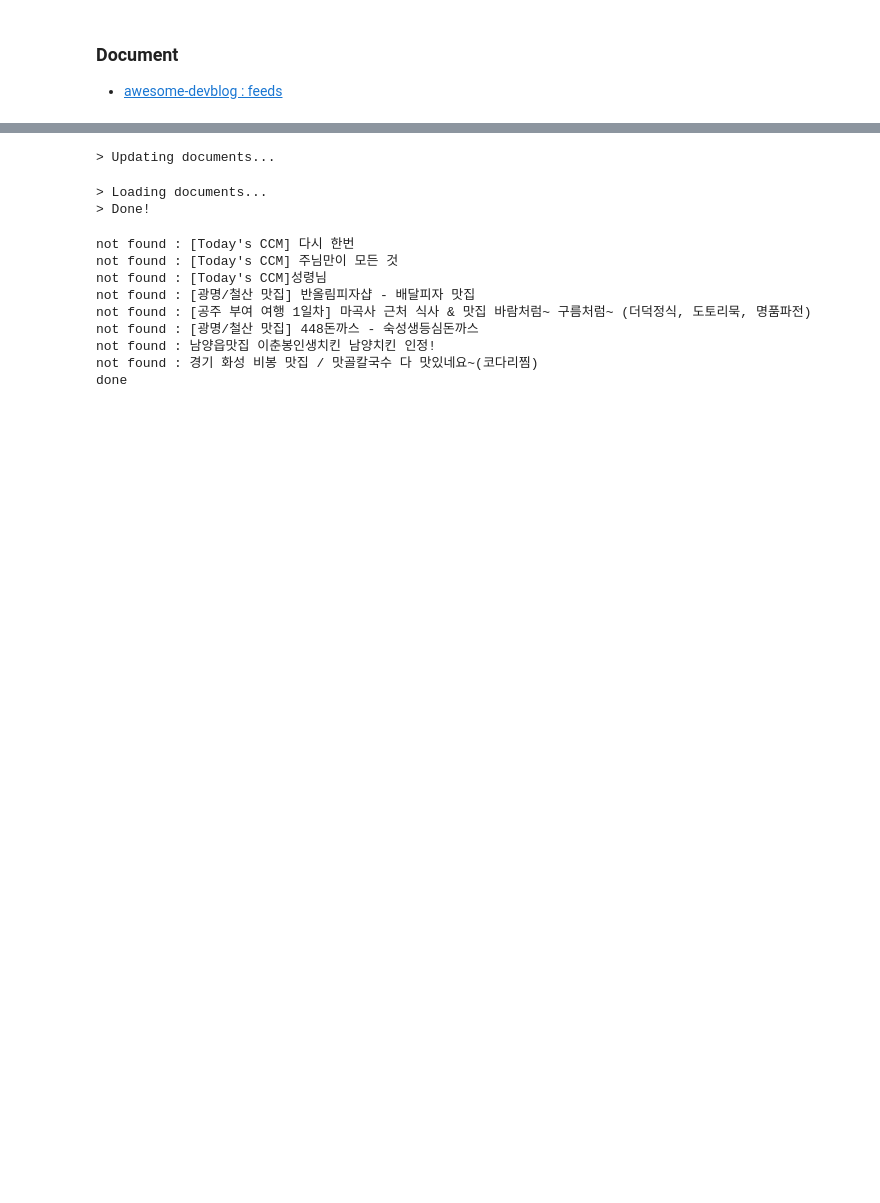
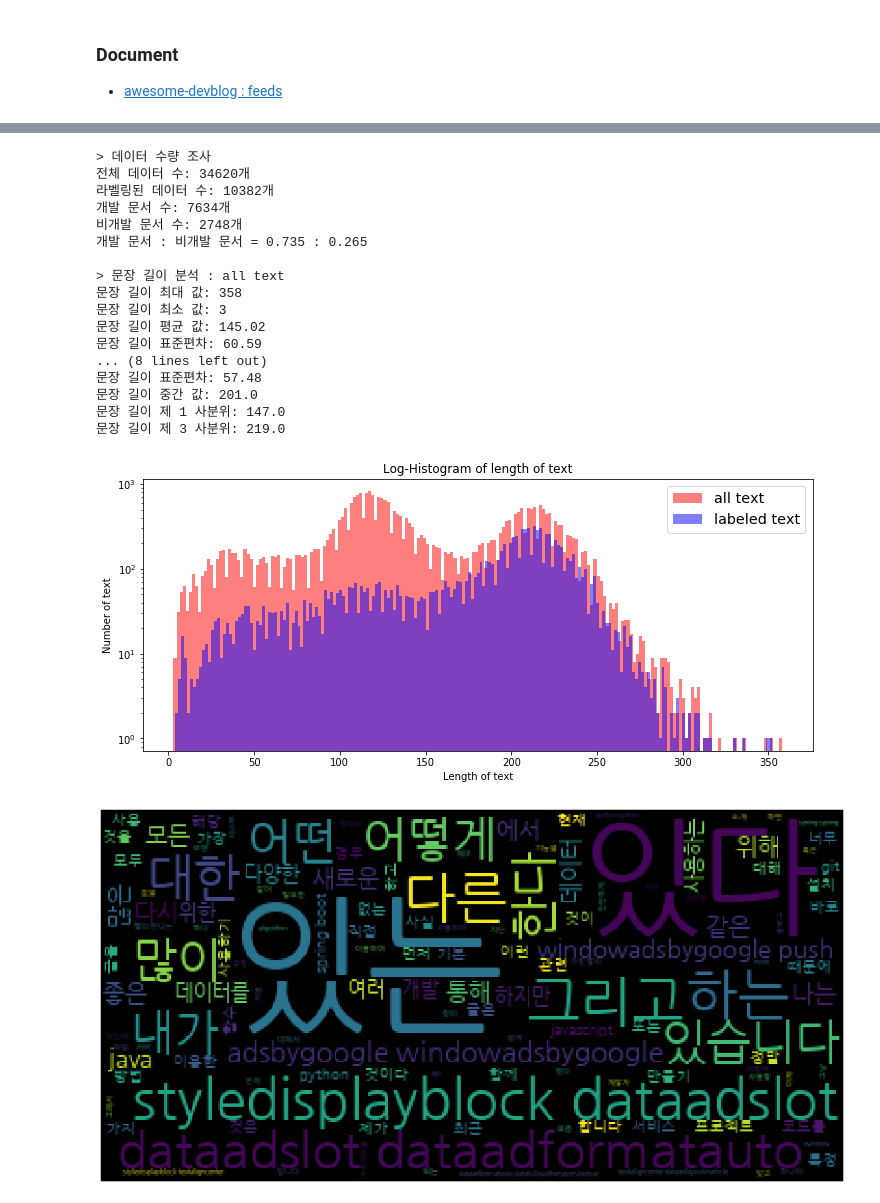
Before and after one commit to nero-angela/DevblogClassifier, a Jupyter notebook: document.ipynb, the cells around one changed output, grey strips where cells are left out. Drawn from its saved outputs; the diff is of its cells as text; code cells hidden in the pictures; blank space fills up the shorter version.

Commit message:
Update document

```diff
--- a/document.ipynb
+++ b/document.ipynb
@@ -220,18 +300,22 @@ Overwriting ./document.py
 # %%
-doc = Document(True, True)
+doc = Document(update=False, analysis=True)
 # %% [output]
-> Updating documents...
+> 데이터 수량 조사
+전체 데이터 수: 34620개
+라벨링된 데이터 수: 10382개
+개발 문서 수: 7634개
+비개발 문서 수: 2748개
+개발 문서 : 비개발 문서 = 0.735 : 0.265
+
+> 문장 길이 분석 : all text
+문장 길이 최대 값: 358
+문장 길이 최소 값: 3
+문장 길이 평균 값: 145.02
+문장 길이 표준편차: 60.59
+... (8 lines left out)
+문장 길이 표준편차: 57.48
+문장 길이 중간 값: 201.0
+문장 길이 제 1 사분위: 147.0
+문장 길이 제 3 사분위: 219.0
-> Loading documents...
-> Done!
+[figure, added]
+[figure, added]
-# %%
-doc.syncDocLabel('data/labeled.tsv', '\t', True)
-# %% [output]
-not found : [Today's CCM] 다시 한번
-not found : [Today's CCM] 주님만이 모든 것
-not found : [Today's CCM]성령님
-not found : [광명/철산 맛집] 반올림피자샵 - 배달피자 맛집
-not found : [공주 부여 여행 1일차] 마곡사 근처 식사 & 맛집 바람처럼~ 구름처럼~ (더덕정식, 도토리묵, 명품파전)
-not found : [광명/철산 맛집] 448돈까스 - 숙성생등심돈까스
-not found : 남양읍맛집 이춘봉인생치킨 남양치킨 인정!
-not found : 경기 화성 비봉 맛집 / 맛골칼국수 다 맛있네요~(코다리찜)
-done
```
Also changed, not shown: parts of 2 cells of this notebook, 1 other file.
